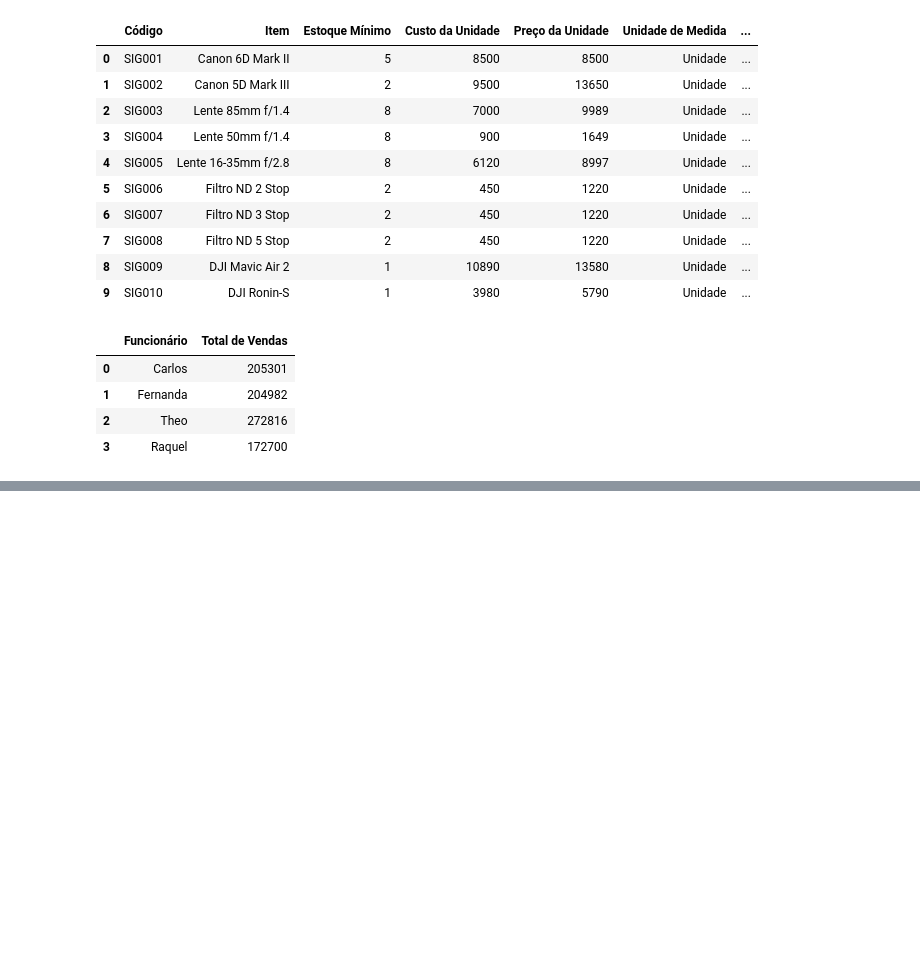
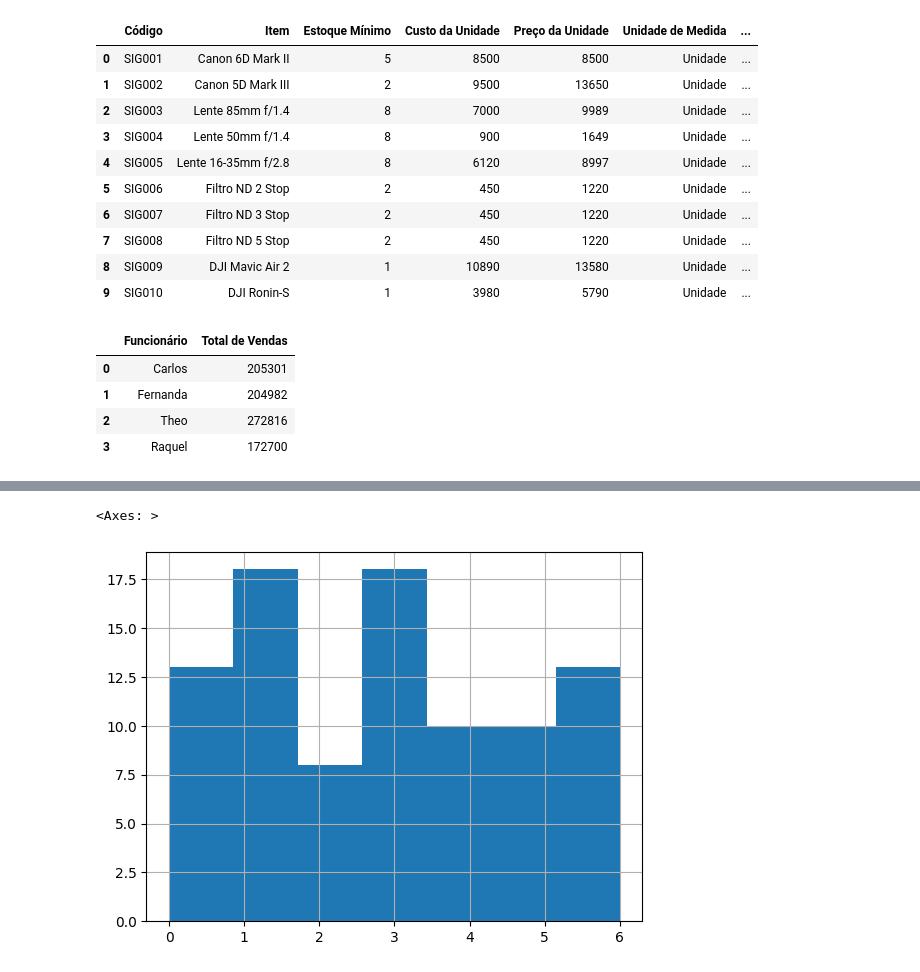
Before and after one commit to Renanbritto/spreadsheet-analysis, a Jupyter notebook: spreadsheet.ipynb, the cells around one changed output, grey strips where cells are left out. Cells and saved outputs as stored; diff of their text form; code cells hidden in the pictures; blank space fills up the shorter version.

```diff
--- a/spreadsheet.ipynb
+++ b/spreadsheet.ipynb
@@ -77,0 +154,6 @@ planilha ["Funcionários"]
+# %%
+#vendas por dia da semana, vizualização em histograma
+vendas["Data da Venda"].apply(lambda x: x.weekday()).hist(bins=7)
+# %% [output]
+<Axes: >
+[figure, added]
```
Also changed, not shown: parts of 9 cells of this notebook.
